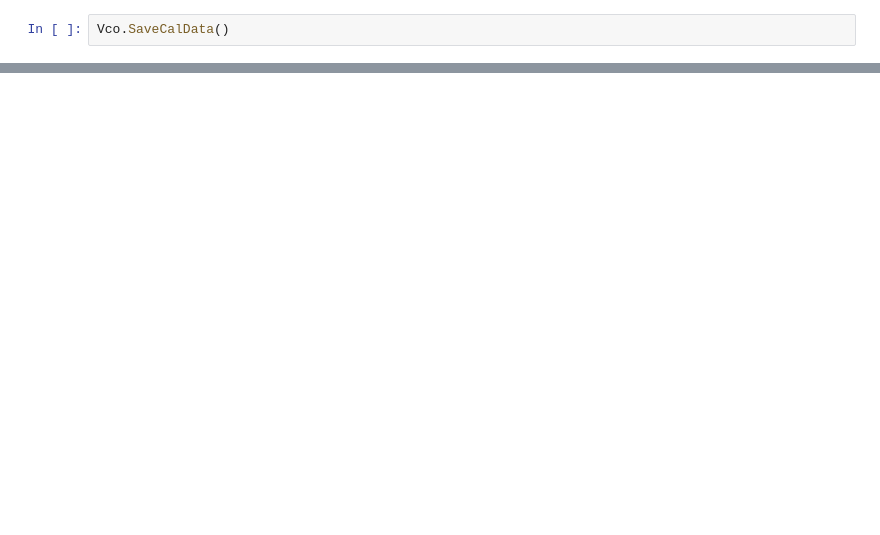
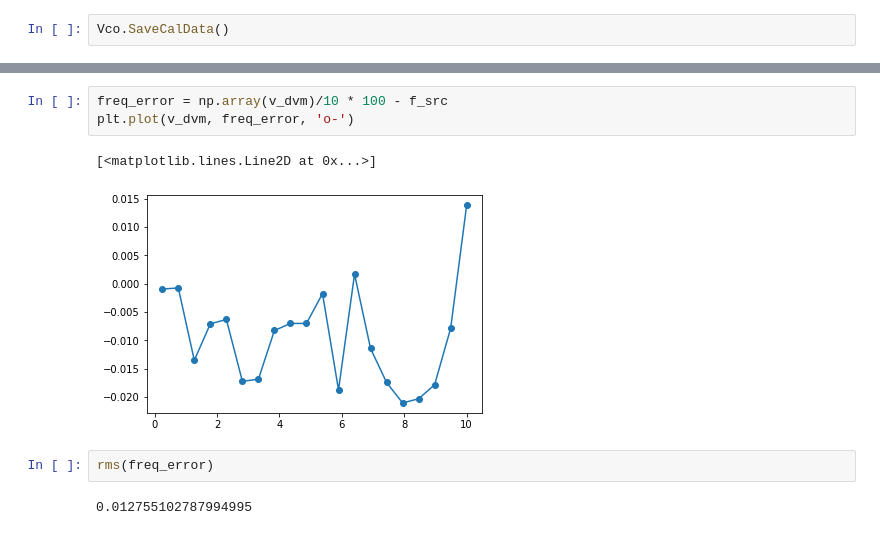
Before and after one commit to abergerSRS/SR542_CalSoftware, a Jupyter notebook: adc_cal.ipynb, the cells around one changed output, grey strips where cells are left out. Saved outputs shown, nothing was run; the diff lists cells and outputs as text; blank space fills up the shorter version.

```diff
--- a/adc_cal.ipynb
+++ b/adc_cal.ipynb
@@ -347,0 +418,10 @@ rms(testVolts/10 * 100 - f_src)
+# %%
+freq_error = np.array(v_dvm)/10 * 100 - f_src
+plt.plot(v_dvm, freq_error, 'o-')
+# %% [output]
+[<matplotlib.lines.Line2D at 0x...>]
+[figure, added]
+# %%
+rms(freq_error)
+# %% [output]
+0.012755102787994995
```
Also changed, not shown: parts of 89 cells of this notebook.
